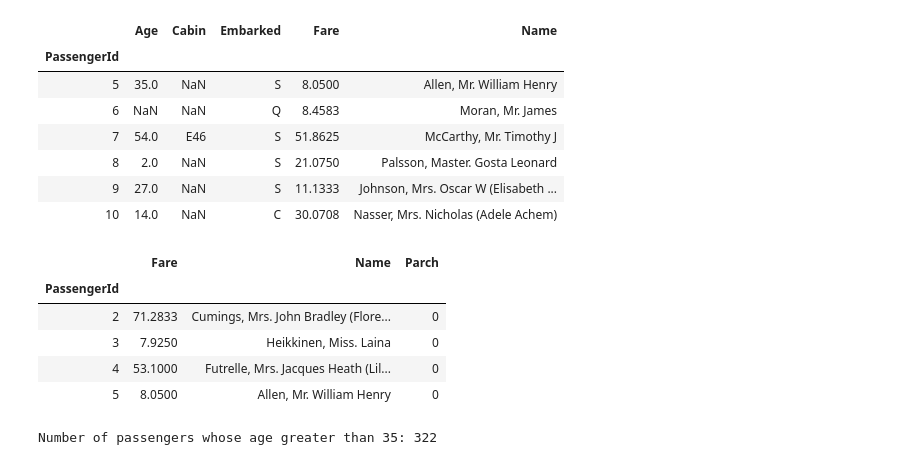
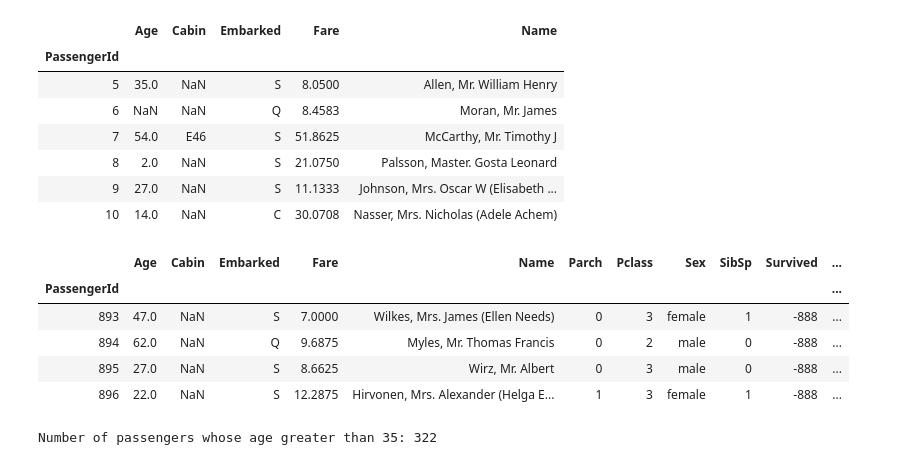
Before and after one commit to SrinivasKummari/data-science-with-python, a Jupyter notebook: notebooks/processing_data.ipynb, the cells around one changed output. Cells and saved outputs as stored; diff of their text form; code cells hidden in the pictures.

```diff
--- a/notebooks/processing_data.ipynb
+++ b/notebooks/processing_data.ipynb
@@ -84,7 +84,7 @@ Survived    418 non-null int64
 dtypes: float64(2), int64(4), object(5)
 memory usage: 39.2+ KB
 # %%
-df = pd.concat((train_df, test_df), axis =0)
+df = pd.concat((test_df,train_df), axis =0)
 # %% [output]
 of pandas will change to not sort by default.
 
@@ -227,14 +227,14 @@ df.loc[5:10, 'Age':'Name']
 | 9 | 27.0 | NaN | S | 11.1333 | Johnson, Mrs. Oscar W (Elisabeth ... |
 | 10 | 14.0 | NaN | C | 30.0708 | Nasser, Mrs. Nicholas (Adele Achem) |
 # %%
-df.iloc[1:5, 3:6]
+df.iloc[1:5, :]
 # %% [output]
-|  | Fare | Name | Parch |
-| PassengerId |  |  |  |
-| 2 | 71.2833 | Cumings, Mrs. John Bradley (Flore... | 0 |
-| 3 | 7.9250 | Heikkinen, Miss. Laina | 0 |
-| 4 | 53.1000 | Futrelle, Mrs. Jacques Heath (Lil... | 0 |
-| 5 | 8.0500 | Allen, Mr. William Henry | 0 |
+|  | Age | Cabin | Embarked | Fare | Name | Parch | Pclass | Sex | SibSp | Survived | ... |
+| PassengerId |  |  |  |  |  |  |  |  |  |  | ... |
+| 893 | 47.0 | NaN | S | 7.0000 | Wilkes, Mrs. James (Ellen Needs) | 0 | 3 | female | 1 | -888 | ... |
+| 894 | 62.0 | NaN | Q | 9.6875 | Myles, Mr. Thomas Francis | 0 | 2 | male | 0 | -888 | ... |
+| 895 | 27.0 | NaN | S | 8.6625 | Wirz, Mr. Albert | 0 | 3 | male | 0 | -888 | ... |
+| 896 | 22.0 | NaN | S | 12.2875 | Hirvonen, Mrs. Alexander (Helga E... | 1 | 3 | female | 1 | -888 | ... |
 # %%
 # filter rows based on the condition
 passengers_aged_35_or_more = df.loc[df.Age > 35,:]
```
Also changed, not shown: parts of 1 cell of this notebook, 4 other files.
